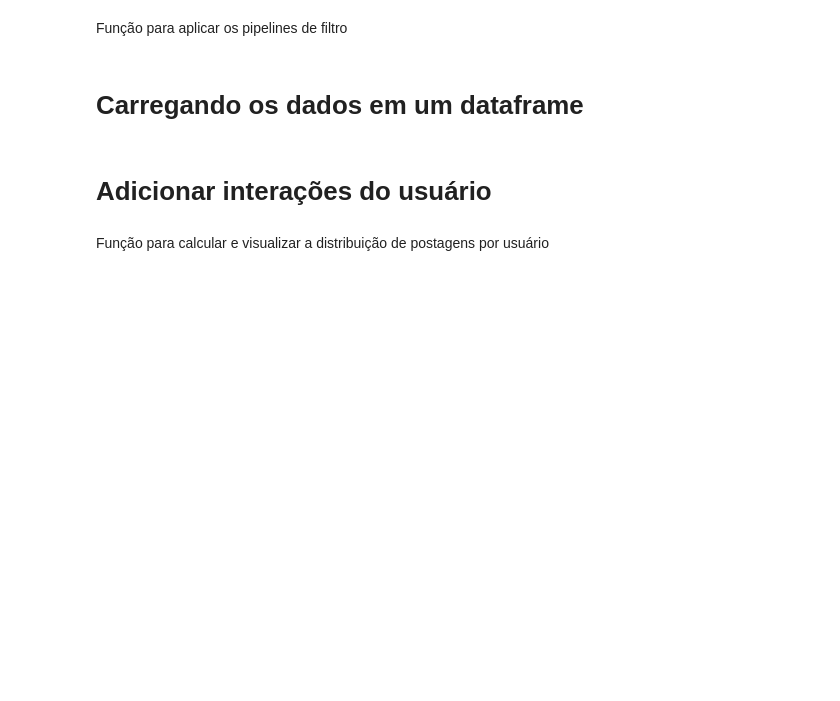
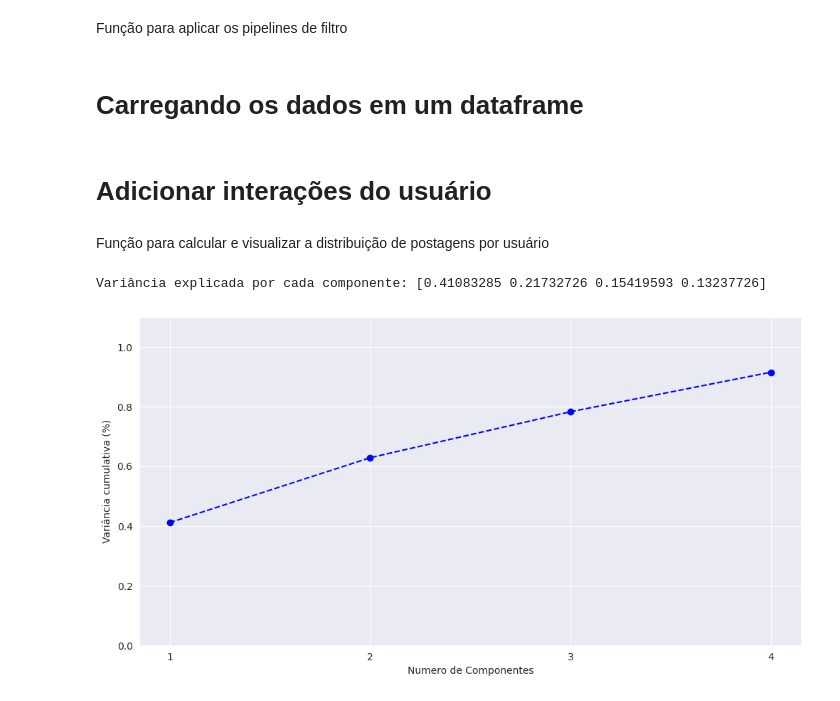
Before and after one commit to paulovitorss/analise_dados, a Jupyter notebook: teste.ipynb, the cells around one changed output. Drawn from its saved outputs; the diff is of its cells as text; code cells hidden in the pictures; blank space fills up the shorter version.

```diff
--- a/teste.ipynb
+++ b/teste.ipynb
@@ -317,7 +317,7 @@ df_agrupado_media['mediaAtualizacaoPerfil'] = df_agrupado_media[[
 
 df_agrupado_media['mediaCompartilhamento'] = df_agrupado_media[[
     'mediaSharedPhoto', 'mediaSharedVideo', 'mediaSharedLink',
-    'mediaSharedPost', 'mediaSharedEvent', 'mediaSharedMemory'
+    'mediaSharedPost', 'mediaSharedEvent', 'mediaSharedEvent'
 ]].mean(axis=1).round(4)
 # %%
 from sklearn.preprocessing import StandardScaler
@@ -331,10 +331,30 @@ variaveis = df_agrupado_media[[
 scaler = StandardScaler()
 variaveis_normalizadas = scaler.fit_transform(variaveis)
 # %%
-# Aplicar PCA para reduzir a dimensionalidade
-pca = PCA(n_components=2)
+pca = PCA(n_components=0.90)
 pca_resultado = pca.fit_transform(variaveis_normalizadas)
 
-# Ver a variância explicada por cada componente
-print(pca.explained_variance_ratio_)
+print("Variância explicada por cada componente:", pca.explained_variance_ratio_)
+
+plt.rcParams["figure.figsize"] = (12, 6)
+
+fig, ax = plt.subplots()
+
+xi = np.arange(1, len(pca.explained_variance_ratio_) + 1, step=1)
+
+y = np.cumsum(pca.explained_variance_ratio_)
+
+plt.ylim(0.0, 1.1)
+plt.plot(xi, y, marker='o', linestyle='--', color='b')
+
+plt.xlabel('Numero de Componentes')
+plt.xticks(np.arange(1, len(pca.explained_variance_ratio_) + 1, step=1))
+plt.ylabel('Variância cumulativa (%)')
+
+plt.grid(True)
+
+plt.show()
+# %% [output]
+Variância explicada por cada componente: [0.41083285 0.21732726 0.15419593 0.13237726]
+[figure, added]
 # %%
```
Also changed, not shown: parts of 4 cells of this notebook.
